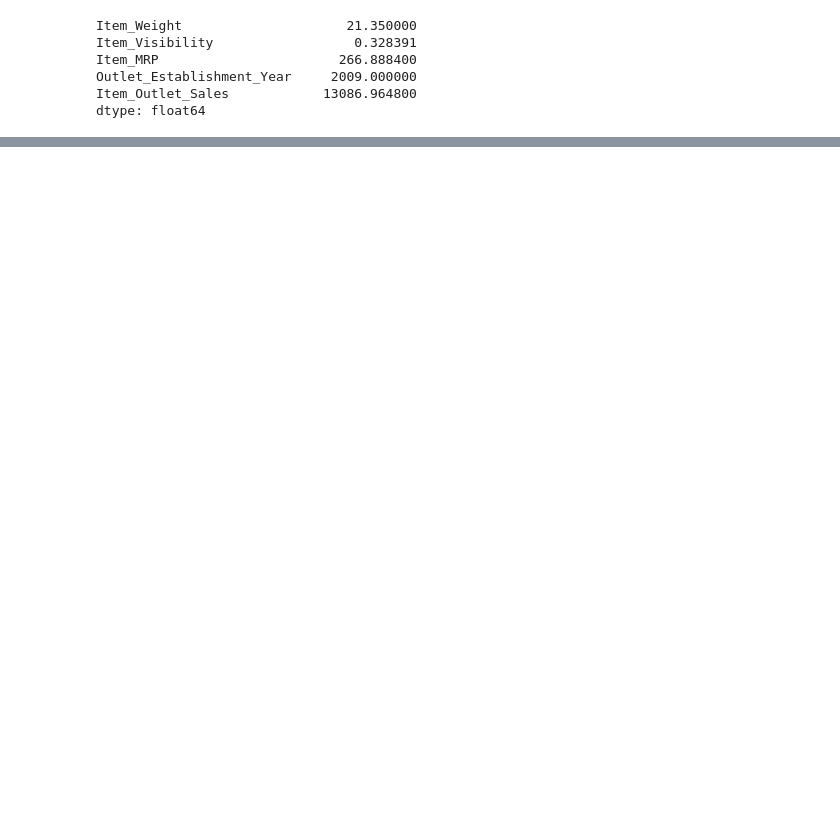
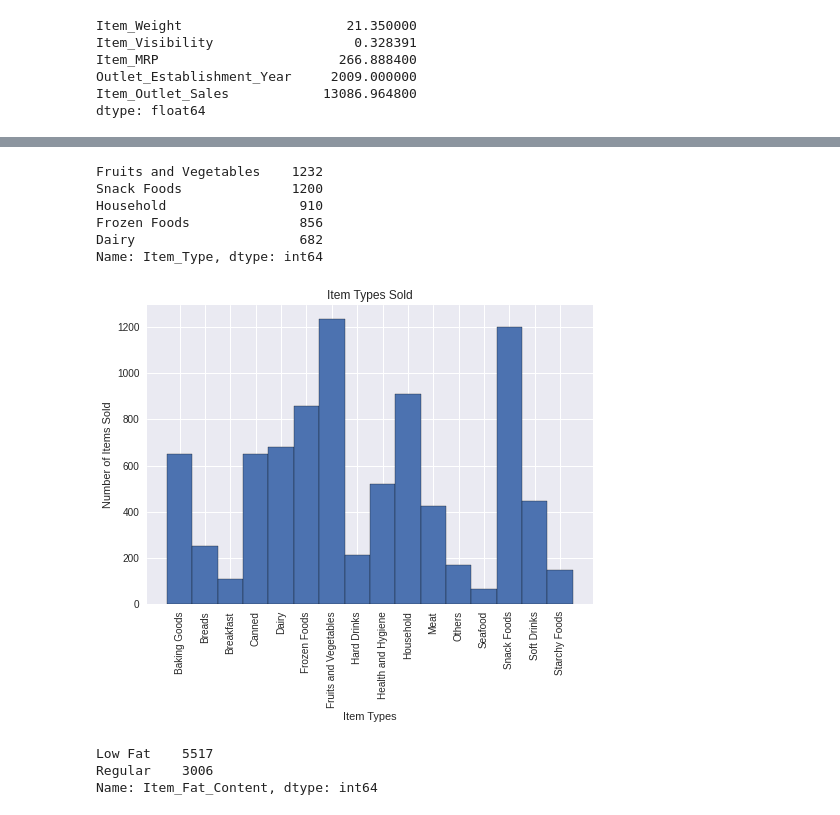
Before and after one commit to rlorey/food_sales_predictions, a Jupyter notebook: Project1.ipynb, the cells around one changed output, grey strips where cells are left out. Saved outputs shown, nothing was run; the diff lists cells and outputs as text; code cells hidden in the pictures; blank space fills up the shorter version.

```diff
--- a/Project1.ipynb
+++ b/Project1.ipynb
@@ -304,0 +295,27 @@ df[["Item_Weight", "Item_Visibility", 'Item_MRP', 'Outlet_Establishment_Year', '
+# %%
+s = df['Item_Type'].value_counts()
+s.head()
+# %% [output]
+Fruits and Vegetables    1232
+Snack Foods              1200
+Household                 910
+Frozen Foods              856
+Dairy                     682
+Name: Item_Type, dtype: int64
+# %%
+plt.style.use('seaborn')
+
+plt.title('Item Types Sold')
+plt.xlabel('Item Types')
+plt.xticks(rotation=90)
+plt.ylabel('Number of Items Sold')
+sorted_items = df['Item_Type'].sort_values()
+sorted_items.hist(bins = range(17), edgecolor = 'black', align = 'left');
+# %% [output]
+[figure, added]
+# %%
+df['Item_Fat_Content'].value_counts()
+# %% [output]
+Low Fat    5517
+Regular    3006
+Name: Item_Fat_Content, dtype: int64
```
Also changed, not shown: parts of 19 cells of this notebook.
